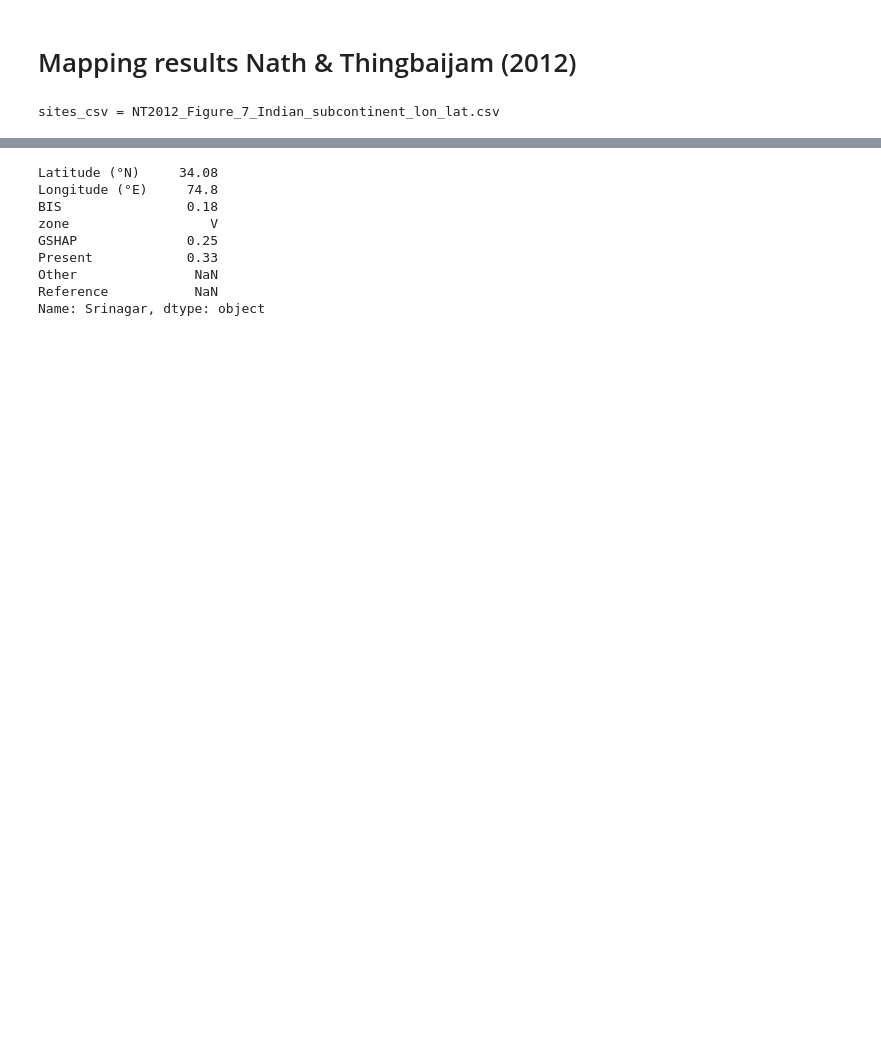
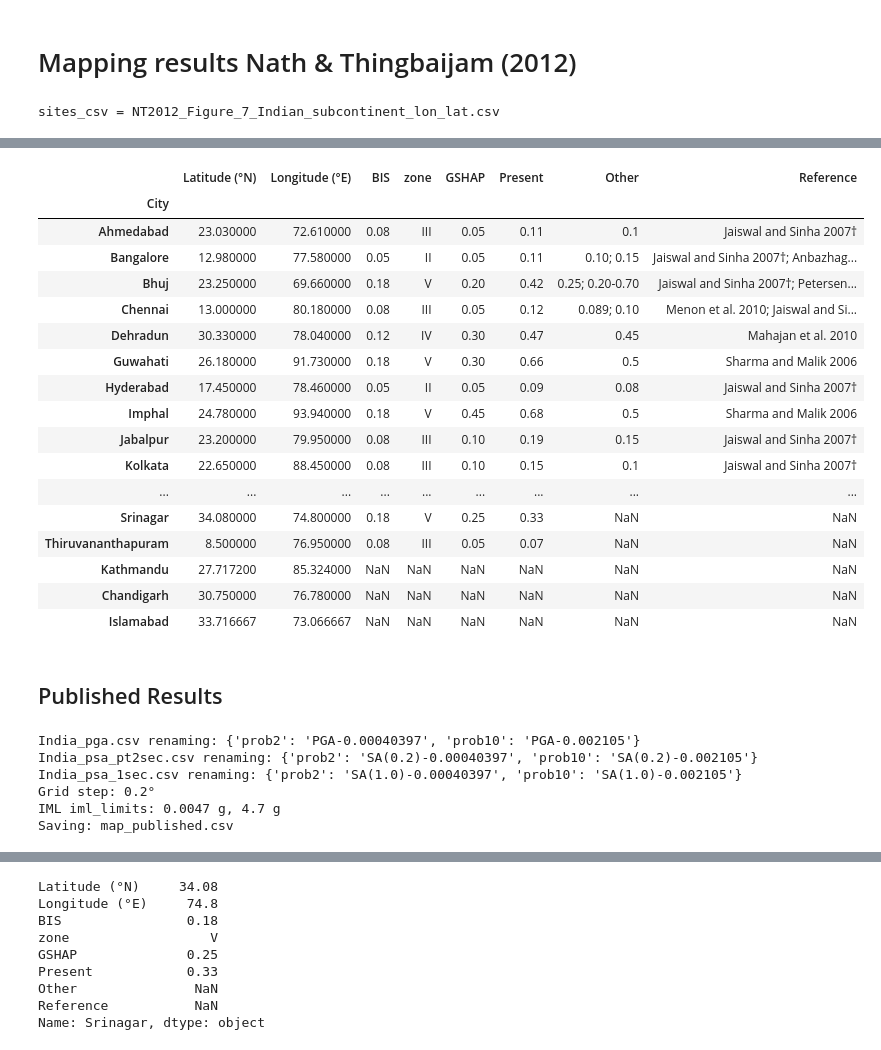
Before and after one commit to nackerley/indian-subcontinent-psha, a Jupyter notebook: Results/Mapping.ipynb, the cells around one changed output, grey strips where cells are left out. Cells and saved outputs as stored; diff of their text form; code cells hidden in the pictures; blank space fills up the shorter version.

```diff
--- a/Results/Mapping.ipynb
+++ b/Results/Mapping.ipynb
@@ -189,0 +54,70 @@ Saving: hazard_map-mean_360.pdf
+# %%
+sites_table = os.path.join(NATH_PATH, 'Table 3.csv')
+df_cities = pd.read_csv(sites_table, skiprows=1, index_col='City')
+df_cities
+# %% [output]
+|  | Latitude (°N) | Longitude (°E) | BIS | zone | GSHAP | Present | Other | Reference |
+| City |  |  |  |  |  |  |  |  |
+| Ahmedabad | 23.030000 | 72.610000 | 0.08 | III | 0.05 | 0.11 | 0.1 | Jaiswal and Sinha 2007† |
+| Bangalore | 12.980000 | 77.580000 | 0.05 | II | 0.05 | 0.11 | 0.10; 0.15 | Jaiswal and Sinha 2007†; Anbazhag... |
+| Bhuj | 23.250000 | 69.660000 | 0.18 | V | 0.20 | 0.42 | 0.25; 0.20-0.70 | Jaiswal and Sinha 2007†; Petersen... |
+| Chennai | 13.000000 | 80.180000 | 0.08 | III | 0.05 | 0.12 | 0.089; 0.10 | Menon et al. 2010; Jaiswal and Si... |
+| Dehradun | 30.330000 | 78.040000 | 0.12 | IV | 0.30 | 0.47 | 0.45 | Mahajan et al. 2010 |
+| Guwahati | 26.180000 | 91.730000 | 0.18 | V | 0.30 | 0.66 | 0.5 | Sharma and Malik 2006 |
+| Hyderabad | 17.450000 | 78.460000 | 0.05 | II | 0.05 | 0.09 | 0.08 | Jaiswal and Sinha 2007† |
+| Imphal | 24.780000 | 93.940000 | 0.18 | V | 0.45 | 0.68 | 0.5 | Sharma and Malik 2006 |
+| Jabalpur | 23.200000 | 79.950000 | 0.08 | III | 0.10 | 0.19 | 0.15 | Jaiswal and Sinha 2007† |
+| Kolkata | 22.650000 | 88.450000 | 0.08 | III | 0.10 | 0.15 | 0.1 | Jaiswal and Sinha 2007† |
+| ... | ... | ... | ... | ... | ... | ... | ... | ... |
+| Srinagar | 34.080000 | 74.800000 | 0.18 | V | 0.25 | 0.33 | NaN | NaN |
+| Thiruvananthapuram | 8.500000 | 76.950000 | 0.08 | III | 0.05 | 0.07 | NaN | NaN |
+| Kathmandu | 27.717200 | 85.324000 | NaN | NaN | NaN | NaN | NaN | NaN |
+| Chandigarh | 30.750000 | 76.780000 | NaN | NaN | NaN | NaN | NaN | NaN |
+| Islamabad | 33.716667 | 73.066667 | NaN | NaN | NaN | NaN | NaN | NaN |
+# %% [markdown]
+## Published Results
+# %%
+published_file_name = 'map_published.png'
+map_files = ['India_pga.csv',
+             'India_psa_pt2sec.csv',
+             'India_psa_1sec.csv']
+imt_rename = {'pga': 'PGA',
+              'psa_pt2sec': 'SA(0.2)',
+              'psa_1sec': 'SA(1.0)'}
+
+dfs = []
+for map_file in map_files:
+    im_type = imt_rename[map_file.split('_', 1)[1].split('.')[0]]
+    probs = ['prob%d' % round(100*poe_nom) for poe_nom in POES_NOM]
+    keys = [ '%s-%.5g' % (im_type, convert_probability(poe_nom, T_NOM, T_INV)) for poe_nom in POES_NOM]
+    rename = {prob: key for prob, key in zip(probs, keys)}
+    print('%s renaming: %s' % (map_file, rename))
+    df = pd.read_csv(os.path.join(NATH_PATH, map_file), index_col=['lon', 'lat'])[probs]
+    df.rename(columns=rename, inplace=True)
+    dfs.append(df)
+df_pub = pd.concat(dfs, axis=1, sort=True)
+
+
+grid_step = np.mean(np.diff(sorted(list(set(df_pub.index.get_level_values('lat'))))))
+print('Grid step: %g°' % grid_step)
+
+iml_limits = (df_pub[df_pub != 0].min().min(), df_pub.max().max())
+iml_limits = (stdval(iml_limits[0], 6, bump=-0.5), stdval(iml_limits[1], 6, bump=0.5))
+print('IML iml_limits: ' + ', '.join('%g g' % item for item in iml_limits))
+
+iml_boundaries = logspace(iml_limits[0], iml_limits[1], 6)
+iml_cmap = plt.cm.get_cmap('jet', len(iml_boundaries) + 1)
+iml_norm = BoundaryNorm(iml_boundaries, ncolors=iml_cmap.N)
+iml_labels = ['%g' % item for item in iml_boundaries]
+
+print('Saving: ' + PUBLISHED_CSV)
+with open(PUBLISHED_CSV, 'a', encoding='ascii') as file:
+    file.write("# kind='mean', investigation_time=1.0\n")
+    df_pub.to_csv(file, index=True)
+# %% [output]
+India_pga.csv renaming: {'prob2': 'PGA-0.00040397', 'prob10': 'PGA-0.002105'}
+India_psa_pt2sec.csv renaming: {'prob2': 'SA(0.2)-0.00040397', 'prob10': 'SA(0.2)-0.002105'}
+India_psa_1sec.csv renaming: {'prob2': 'SA(1.0)-0.00040397', 'prob10': 'SA(1.0)-0.002105'}
+Grid step: 0.2°
+IML iml_limits: 0.0047 g, 4.7 g
+Saving: map_published.csv
```
Also changed, not shown: parts of 17 cells of this notebook, 18 other files.
